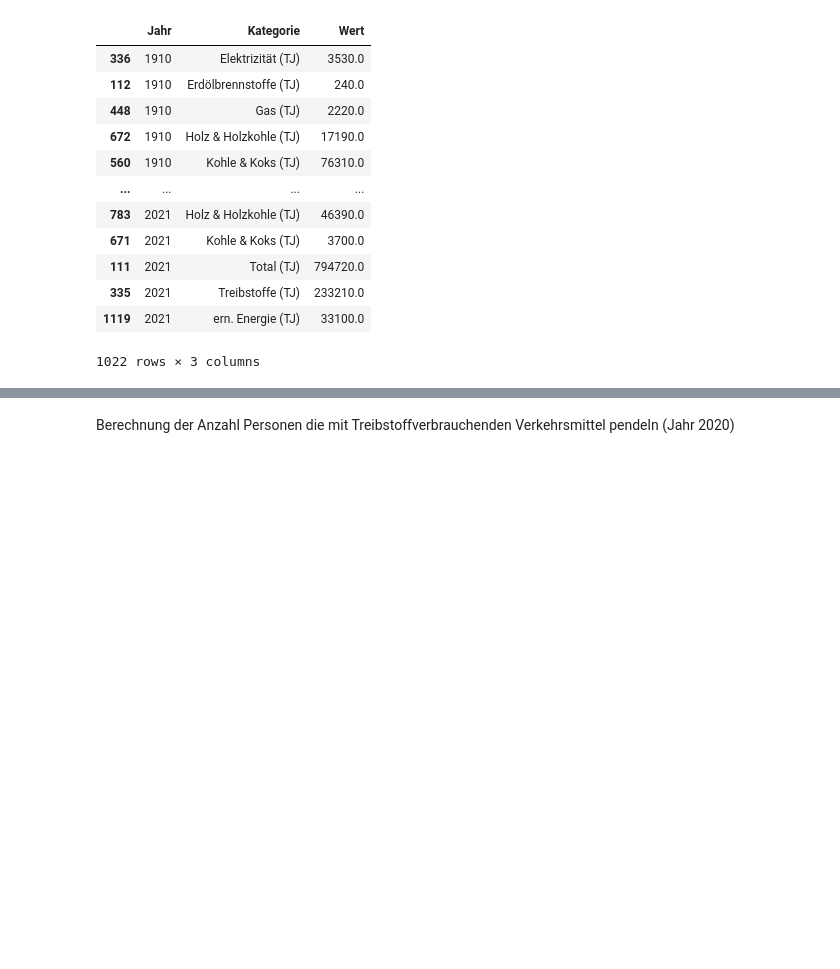
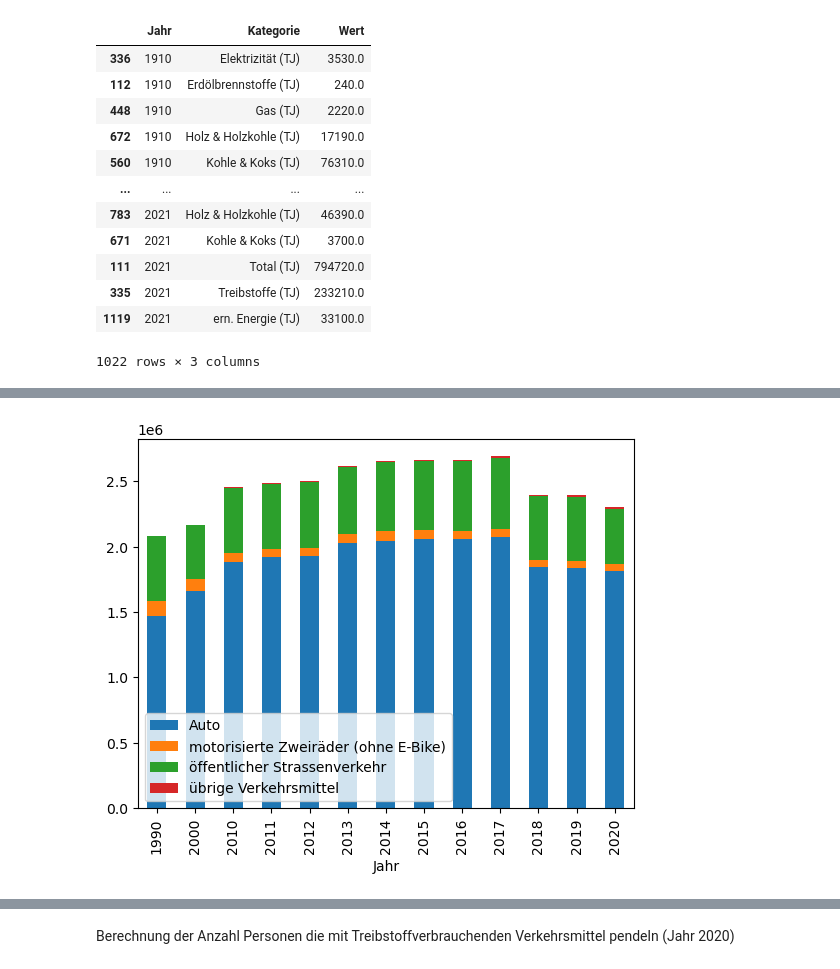
Before and after one commit to marco-weber/BMLD-2022-Informatik-Leistungsnachweis, a Jupyter notebook: Leistungsnachweisname_FilipaWeber_AnnaHasenfratz_EnyaJossen.ipynb, the cells around one changed output, grey strips where cells are left out. Saved outputs shown, nothing was run; the diff lists cells and outputs as text; code cells hidden in the pictures; blank space fills up the shorter version.

```diff
--- a/Leistungsnachweisname_FilipaWeber_AnnaHasenfratz_EnyaJossen.ipynb
+++ b/Leistungsnachweisname_FilipaWeber_AnnaHasenfratz_EnyaJossen.ipynb
@@ -276,0 +304,11 @@ Berechnung der Diffenrenz im Verbrauch 2019/2020
+# %%
+filter_transport = ((df_full["Kategorie"] == "Auto" )|
+                    (df_full["Kategorie"] == "öffentlicher Strassenverkehr")|
+                    (df_full["Kategorie"] == "motorisierte Zweiräder (ohne E-Bike)")|
+                    (df_full["Kategorie"] == "übrige Verkehrsmittel"))
+df_transport_wide = df_full[(filter_historic & filter_transport)].pivot(index="Jahr", columns="Kategorie", values="Wert")
+df_transport_wide.plot.bar(stacked=True)
+plt.legend(loc='lower left')
+plt.show()
+# %% [output]
+[figure, added]
```
Also changed, not shown: parts of 26 cells of this notebook.
